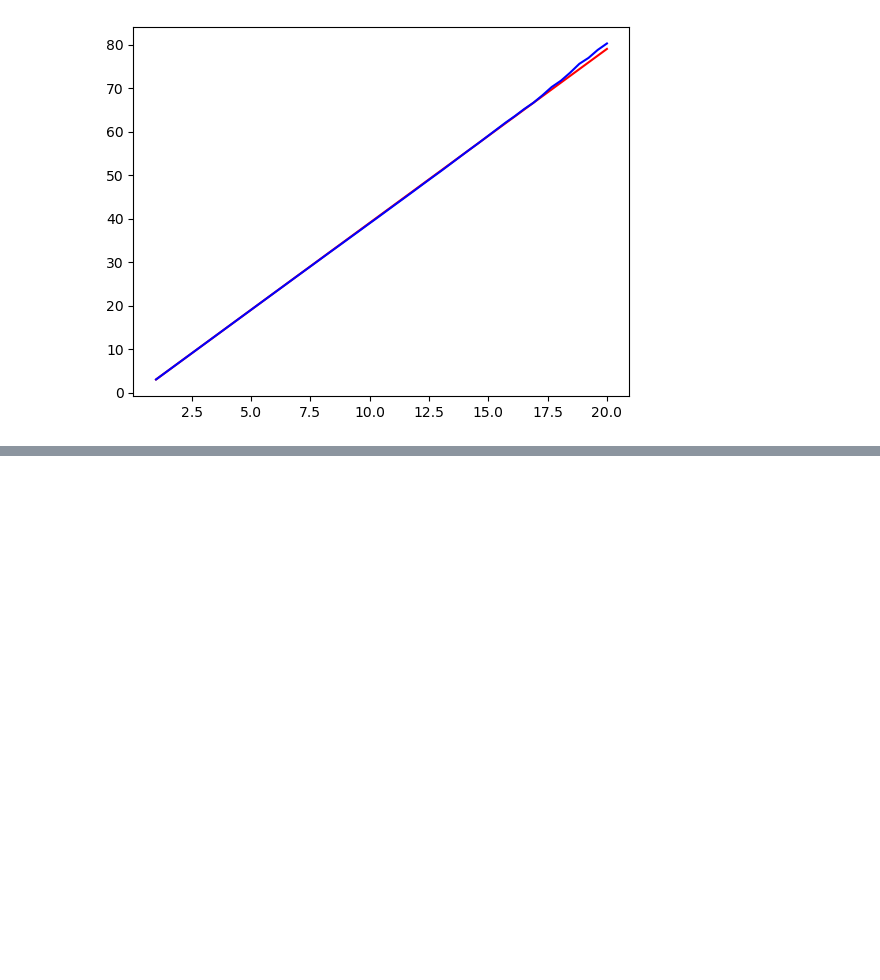
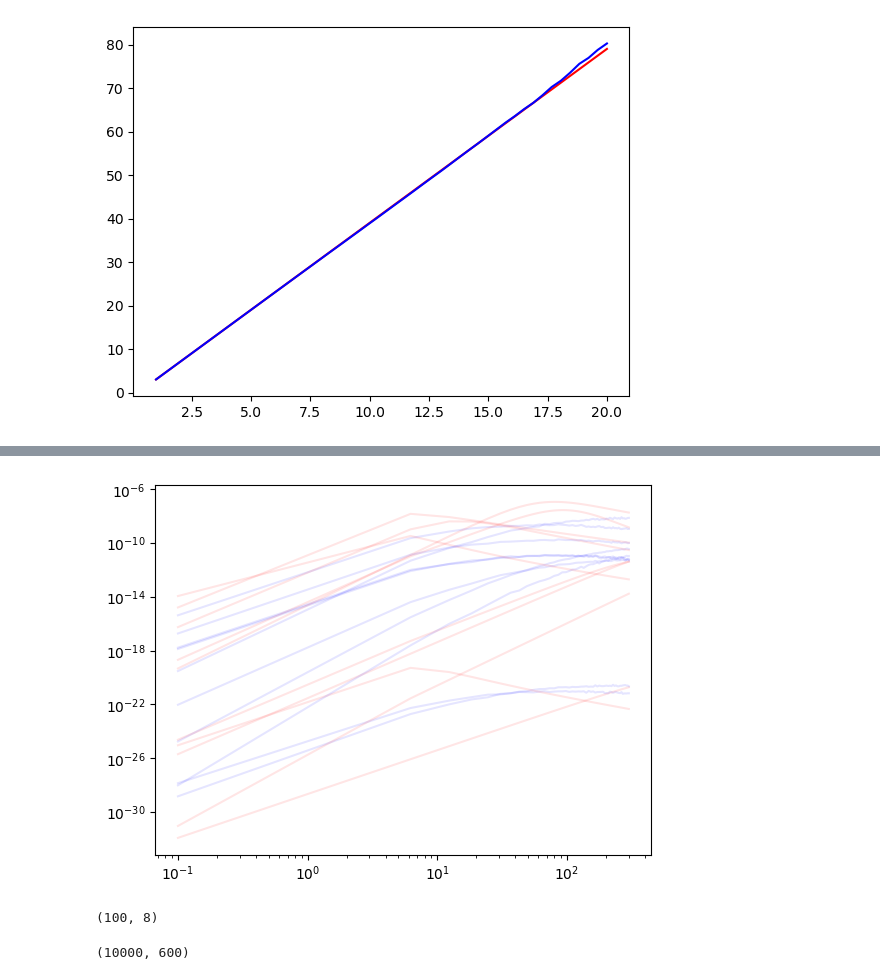
Before and after one commit to wfw23/MPhys_project, a Jupyter notebook: emulation.ipynb, the cells around one changed output, grey strips where cells are left out. Saved outputs shown, nothing was run; the diff lists cells and outputs as text; code cells hidden in the pictures; blank space fills up the shorter version.

```diff
--- a/emulation.ipynb
+++ b/emulation.ipynb
@@ -150,0 +184,11 @@ plt.show()
+# %%
+scaler = pre.StandardScaler()
+Y_train = scaler.fit_transform(np.log10(ys))
+X_train = training.values
+#xscale=scaler.fit(X_train)
+#X_train= xscale.transform(X_train)
+X_test= (testing.values)
+regr = MLPRegressor(random_state=7, max_iter=7000, hidden_layer_sizes=(200,),activation='logistic',solver='adam',learning_rate='adaptive',
+                   learning_rate_init=1e-4).fit(X_train, Y_train)
+#params=np.array([0.5, 50.0 , 0.02, 1, 2.13,-1.25,-2.5, 1000])
+#prediction = regr.predict(params.reshape(1,-1))
@@ -150,0 +201,20 @@ plt.show()
+# %%
+time = np.linspace(0.1, 300, 50) #xs
+#test_params= dict(thv= 0.5, loge0=50.0 , thc= 0.02, logn0=1, p=2.13, logepse=-1.25, logepsb=-2.5, g0=1000)
+ax1=plt.subplot()
+for i in range(10):
+    true_value= tophat_func(time, **testing.iloc[i])
+    ax1.loglog(time, true_value, color='red', alpha=0.1)
+    ax1.loglog(time, prediction[i], color='blue', alpha=0.1)# ls='None', marker='x')
+    #print(regr.score(testing.values[i].reshape(1,-1),true_value.reshape(1,-1)))
+plt.show()
+# %% [output]
+[figure, added]
+# %%
+X_test.shape
+# %% [output]
+(100, 8)
+# %%
+ys.shape
+# %% [output]
+(10000, 600)
```
Also changed, not shown: parts of 20 cells of this notebook, 46 other files.
